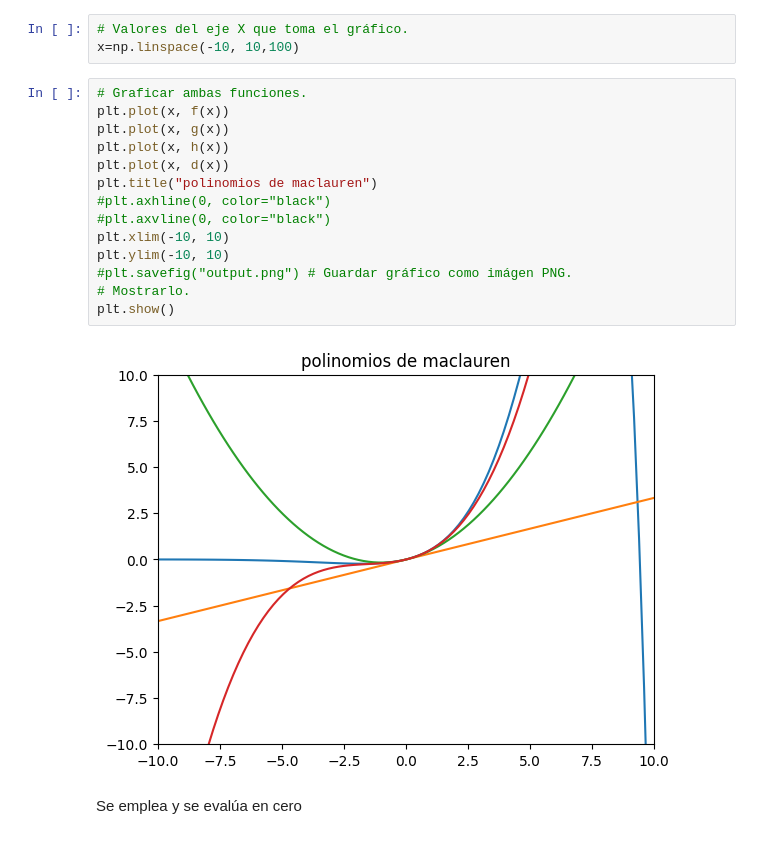
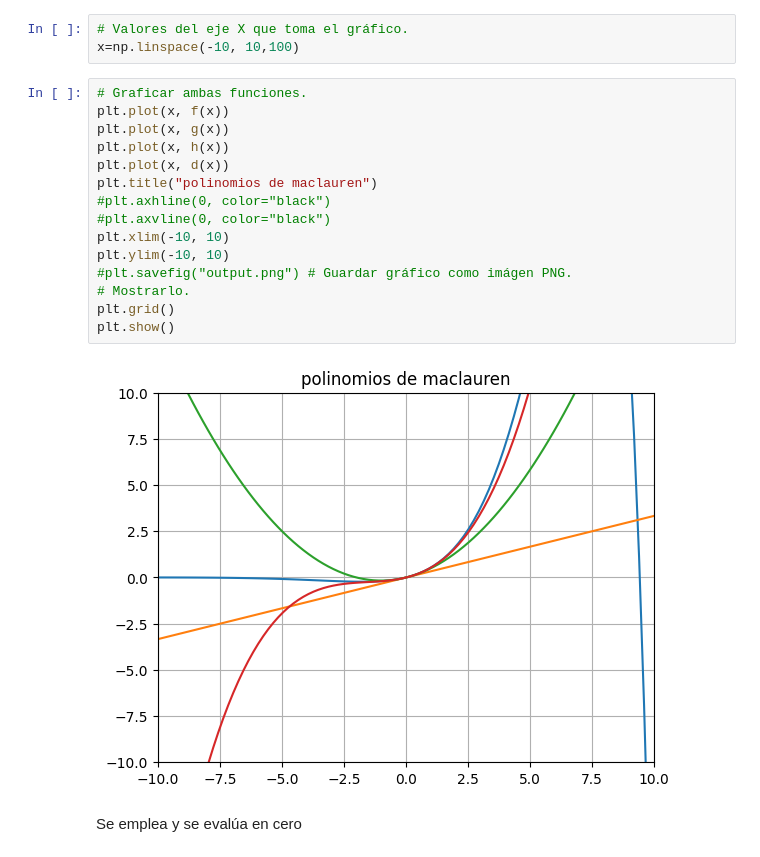
Before and after one commit to Dannapaola1225/ejercicios1, a Jupyter notebook: Introduccion/graficas.ipynb, the cells around one changed output. Saved outputs shown, nothing was run; the diff lists cells and outputs as text.

```diff
--- a/Introduccion/graficas.ipynb
+++ b/Introduccion/graficas.ipynb
@@ -21,18 +21,19 @@ x=np.linspace(-10, 10,100)
 # %%
 # Graficar ambas funciones.
 plt.plot(x, f(x))
 plt.plot(x, g(x))
 plt.plot(x, h(x))
 plt.plot(x, d(x))
 plt.title("polinomios de maclauren")
 #plt.axhline(0, color="black")
 #plt.axvline(0, color="black")
 plt.xlim(-10, 10)
 plt.ylim(-10, 10)
 #plt.savefig("output.png") # Guardar gráfico como imágen PNG.
 # Mostrarlo.
+plt.grid()
 plt.show()
 # %% [output]
-[figure, old version]
+[figure, new version]
 # %% [markdown]
 Se emplea y se evalúa en cero
```
